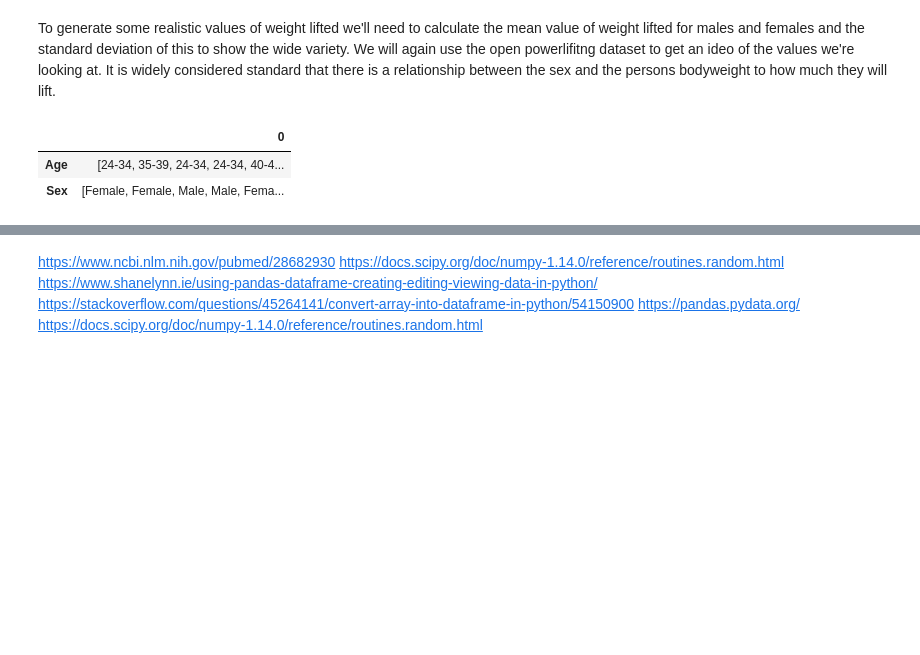
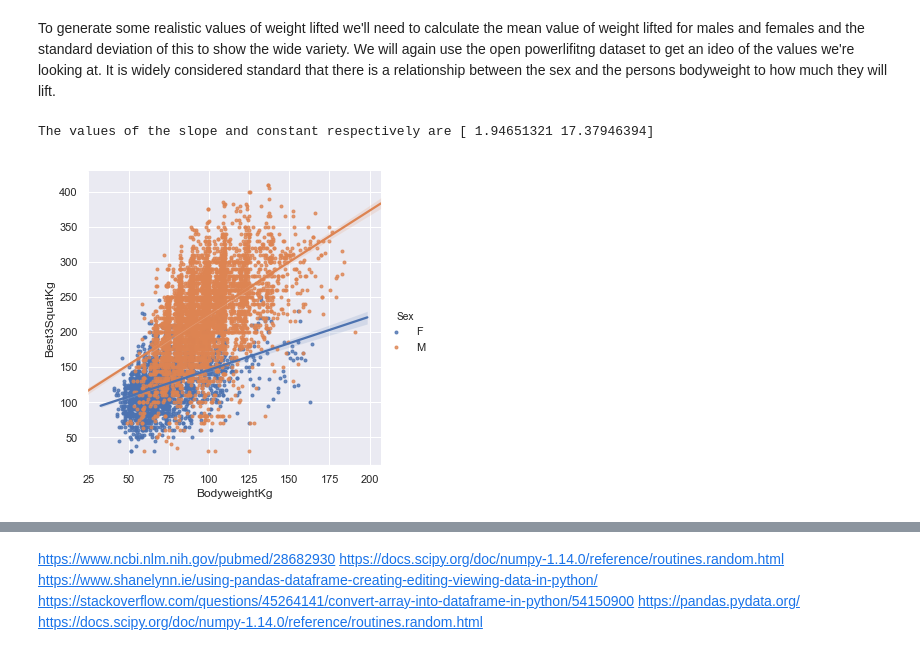
Before and after one commit to IanWafer/Programming-Project, a Jupyter notebook: Simulated Real World Phenomenon.ipynb, the cells around one changed output, grey strips where cells are left out. Saved outputs shown, nothing was run; the diff lists cells and outputs as text; code cells hidden in the pictures; blank space fills up the shorter version.

Commit message:
Began breakdown of dataset lift numbers to determine best way to calculate random generated data

```diff
--- a/Simulated Real World Phenomenon.ipynb
+++ b/Simulated Real World Phenomenon.ipynb
@@ -277,14 +280,21 @@ NewDF.head(20)
 ### Squat, Bench & Deadlift
 # %% [markdown]
 To generate some realistic values of weight lifted we'll need to calculate the mean value of weight lifted for males and females and the standard deviation of this to show the wide variety. We will again use the open powerlifitng dataset to get an ideo of the values we're looking at. It is widely considered standard that there is a relationship between the sex and the persons bodyweight to how much they will lift.
-# %%
-NewData = {'Age':[Age],
-           'Sex':[Sex]}
-
-Newdf = pd.DataFrame(NewData)
-
-Newdf.head().transpose()
-# %% [output]
-|  | 0 |
-| Age | [24-34, 35-39, 24-34, 24-34, 40-4... |
-| Sex | [Female, Female, Male, Male, Fema... |
+# %%
+# Squat relationship plotted
+sns.lmplot(x='BodyweightKg', y='Best3SquatKg',
+           hue='Sex', markers='.',
+           data=df)
+
+# Calculate best values for m (slope) and c (constant)
+
+#F_Only = df.groupby('F')
+#M_Only = df.groupby('M')
+
+Bw_list = df[df.columns[2]].tolist() # Convert BodyweightKg column into a list
+S_list = df[df.columns[3]].tolist() # Convert Best3SquatKg column into a list
+
+print('The values of the slope and constant respectively are', np.polyfit(Bw_list, S_list, 1))
+# %% [output]
+The values of the slope and constant respectively are [ 1.94651321 17.37946394]
+[figure, added]
```
Also changed, not shown: parts of 10 cells of this notebook, 1 other file.
